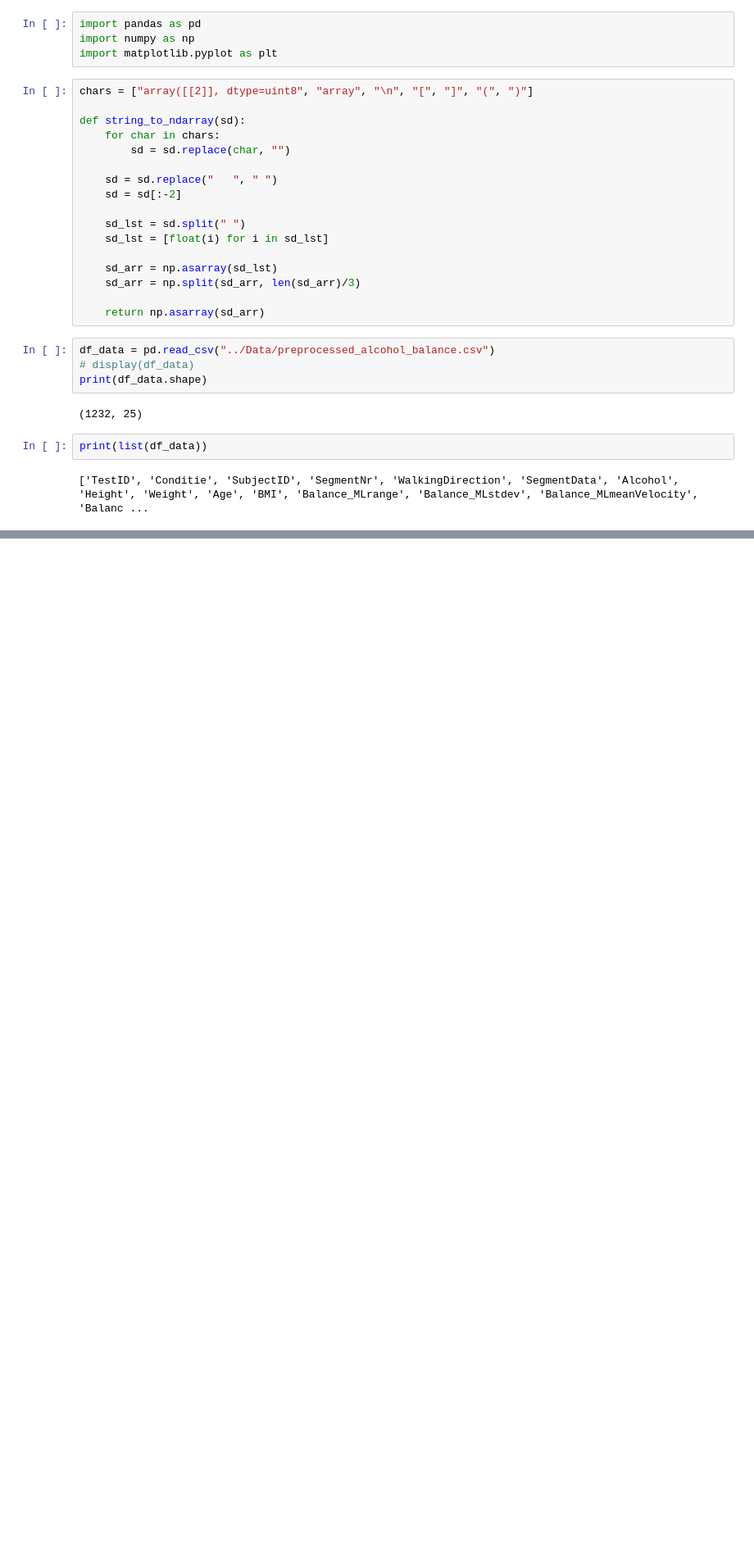
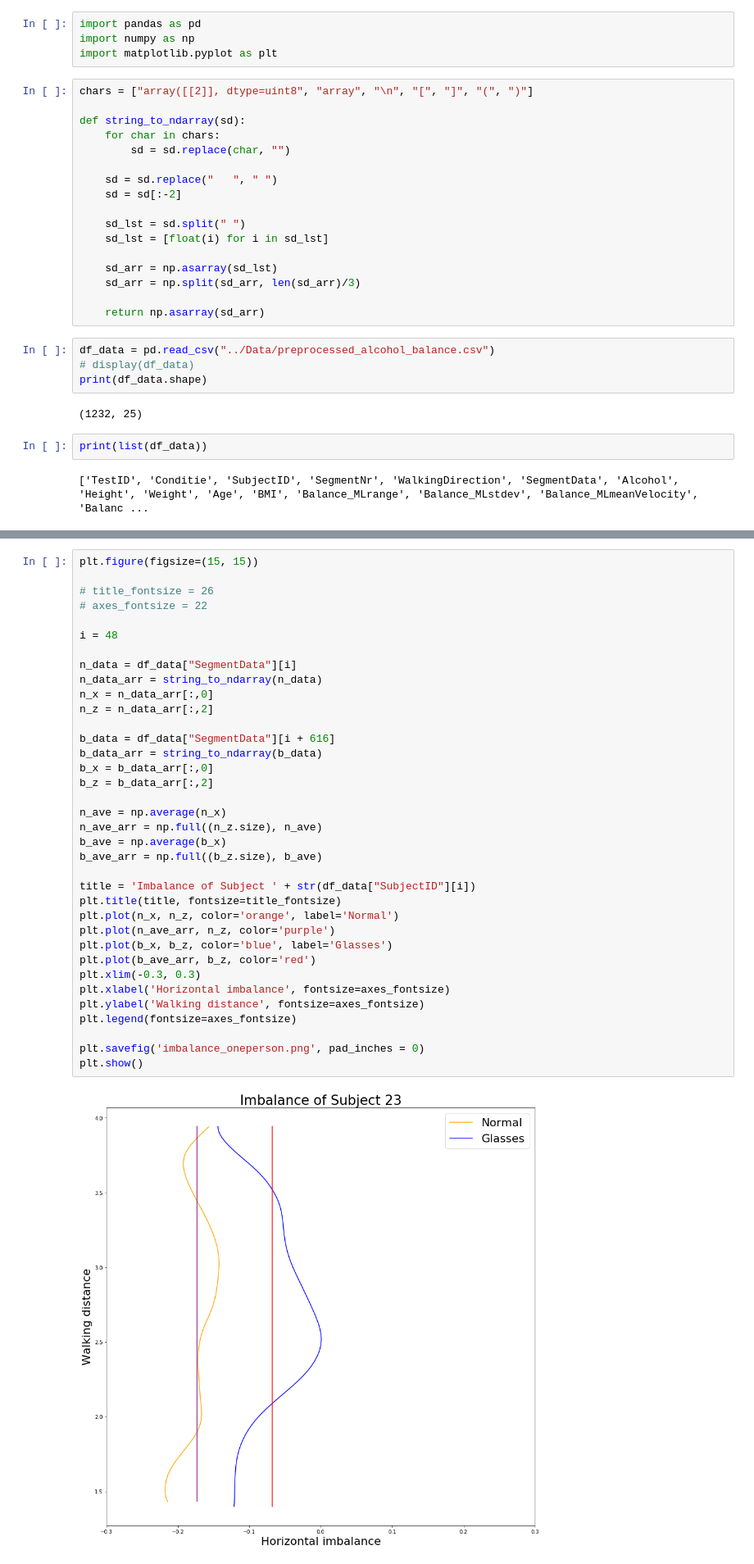
Before and after one commit to VivienvV/fallrisk, a Jupyter notebook: Data_preprocessing/s_visDeviation.ipynb, the cells around one changed output, grey strips where cells are left out. Shown at 82% size. Drawn from its saved outputs; the diff is of its cells as text; blank space fills up the shorter version.

```diff
--- a/Data_preprocessing/s_visDeviation.ipynb
+++ b/Data_preprocessing/s_visDeviation.ipynb
@@ -77,0 +81,38 @@ fig.show()
+# %%
+plt.figure(figsize=(15, 15))
+
+# title_fontsize = 26
+# axes_fontsize = 22
+
+i = 48
+
+n_data = df_data["SegmentData"][i]
+n_data_arr = string_to_ndarray(n_data)
+n_x = n_data_arr[:,0]
+n_z = n_data_arr[:,2]
+
+b_data = df_data["SegmentData"][i + 616]
+b_data_arr = string_to_ndarray(b_data)
+b_x = b_data_arr[:,0]
+b_z = b_data_arr[:,2]
+
+n_ave = np.average(n_x)
+n_ave_arr = np.full((n_z.size), n_ave)
+b_ave = np.average(b_x)
+b_ave_arr = np.full((b_z.size), b_ave)
+
+title = 'Imbalance of Subject ' + str(df_data["SubjectID"][i])
+plt.title(title, fontsize=title_fontsize)
+plt.plot(n_x, n_z, color='orange', label='Normal')
+plt.plot(n_ave_arr, n_z, color='purple')
+plt.plot(b_x, b_z, color='blue', label='Glasses')
+plt.plot(b_ave_arr, b_z, color='red')
+plt.xlim(-0.3, 0.3)
+plt.xlabel('Horizontal imbalance', fontsize=axes_fontsize)
+plt.ylabel('Walking distance', fontsize=axes_fontsize)
+plt.legend(fontsize=axes_fontsize)
+
+plt.savefig('imbalance_oneperson.png', pad_inches = 0)
+plt.show()
+# %% [output]
+[figure, added]
```
Also changed, not shown: parts of 1 cell of this notebook, 5 other files.
